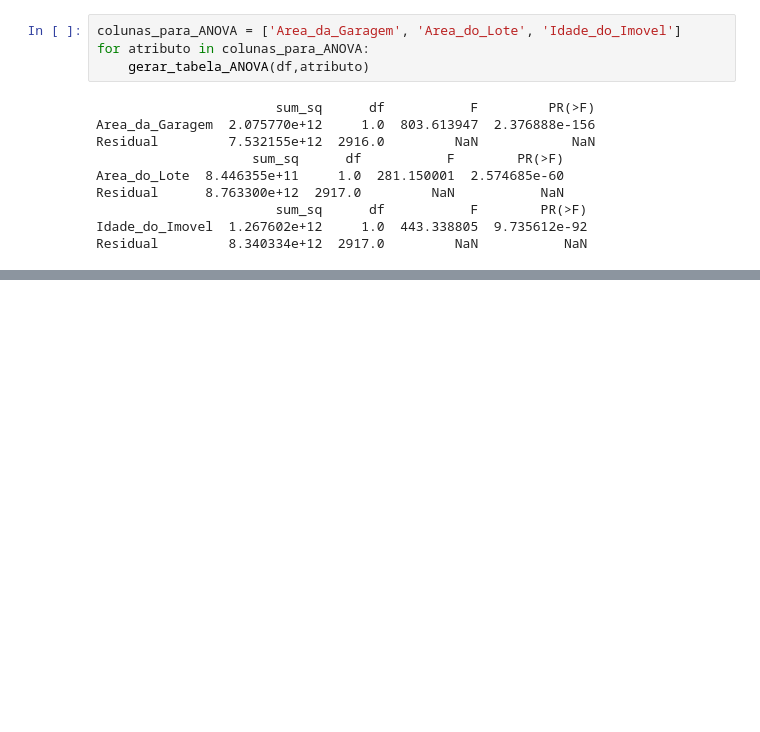
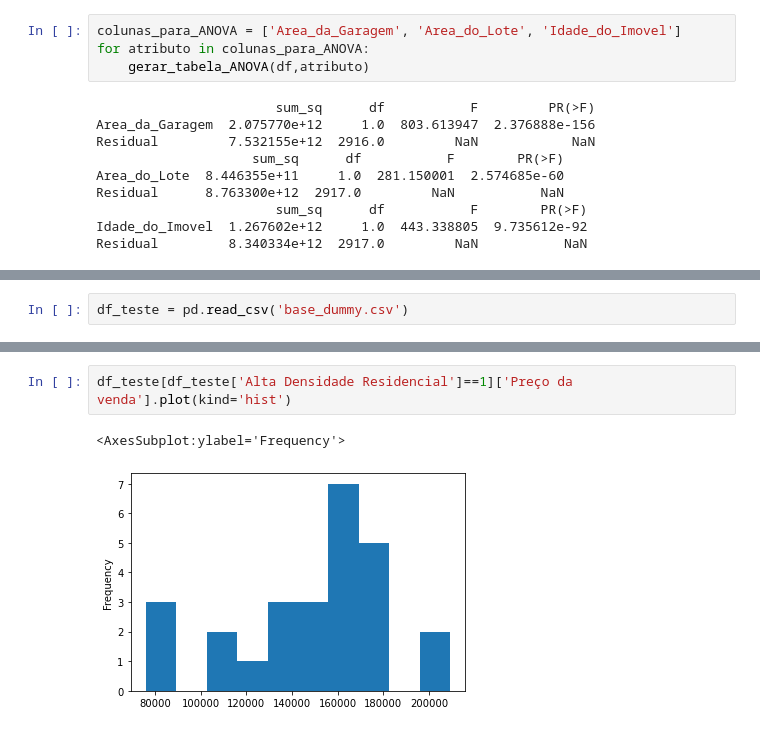
Before and after one commit to fabioheiji/mqaa, a Jupyter notebook: ANOVA e MANOVA.ipynb, the cells around one changed output, grey strips where cells are left out. Cells and saved outputs as stored; diff of their text form; blank space fills up the shorter version.

```diff
--- a/ANOVA e MANOVA.ipynb
+++ b/ANOVA e MANOVA.ipynb
@@ -176,0 +226,2 @@ for atributo in colunas_para_ANOVA:
+# %%
+df_teste = pd.read_csv('base_dummy.csv')
@@ -176,0 +237,5 @@ for atributo in colunas_para_ANOVA:
+# %%
+df_teste[df_teste['Alta Densidade Residencial']==1]['Preço da venda'].plot(kind='hist')
+# %% [output]
+<AxesSubplot:ylabel='Frequency'>
+[figure, added]
```
Also changed, not shown: parts of 30 cells of this notebook, 2 other files.
